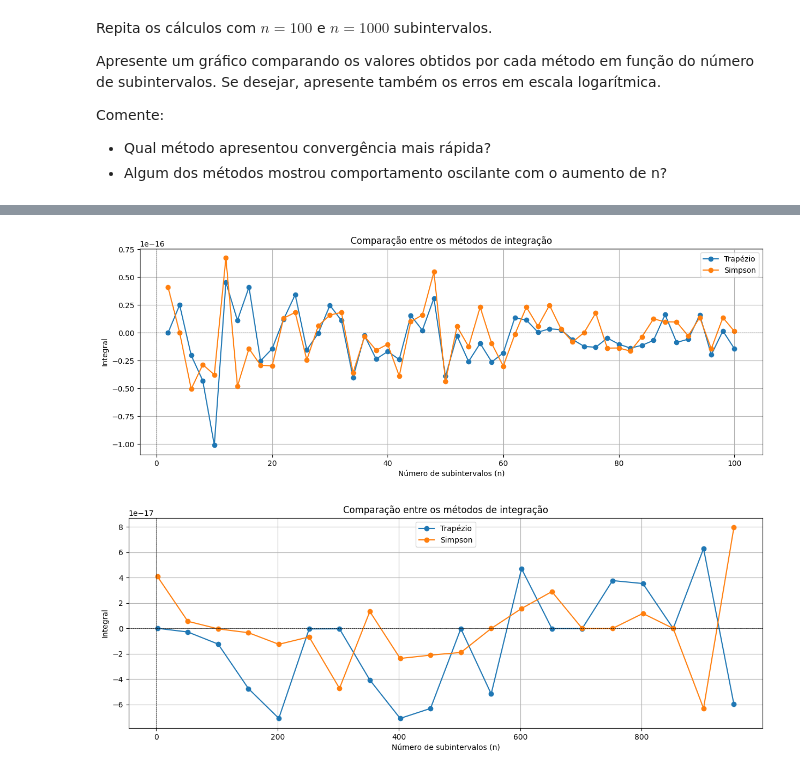
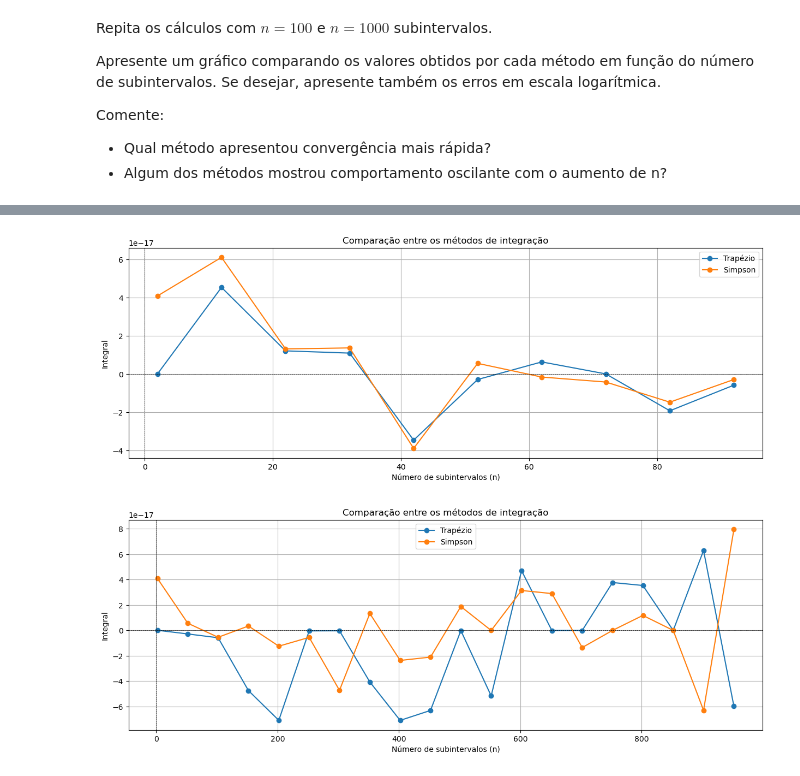
Before and after one commit to aragaoiberis/atv7, a Jupyter notebook: atv7.ipynb, the cells around one changed output, grey strips where cells are left out. Cells and saved outputs as stored; diff of their text form; code cells hidden in the pictures.

```diff
--- a/atv7.ipynb
+++ b/atv7.ipynb
@@ -191,20 +191,20 @@ plt.show()
 # %%
-M = np.arange(2, 101, 2)  # n deve ser par para Simpson
+M = np.arange(2, 100, 10)  # n deve ser par para Simpson
 plt.figure(figsize=(15, 5))
 plt.plot(M, [I_trapezio(f, a, b, n) for n in M], label='Trapézio', marker='o')
 plt.plot(M, [I_simpson(f, a, b, n) for n in M], label='Simpson', marker='o')
 plt.xlabel('Número de subintervalos (n)')
 plt.ylabel('Integral')
 plt.title('Comparação entre os métodos de integração')
 plt.axhline(0, color='black', lw=0.5, ls='--')
 plt.axvline(0, color='black', lw=0.5, ls='--')
 plt.grid()
 plt.legend()
 plt.show()
 # %% [output]
-[figure, old version]
+[figure, new version]
 # %%
-M = np.arange(2, 1002, 50)  # n deve ser par para Simpson
+M = np.arange(2, 1000, 50)  # n deve ser par para Simpson
 plt.figure(figsize=(15, 5))
 plt.plot(M, [I_trapezio(f, a, b, n) for n in M], label='Trapézio', marker='o')
 plt.plot(M, [I_simpson(f, a, b, n) for n in M], label='Simpson', marker='o')
@@ -217,4 +217,4 @@ plt.grid()
 plt.legend()
 plt.show()
 # %% [output]
-[figure, old version]
+[figure, new version]
```
Also changed, not shown: parts of 11 cells of this notebook, 1 other file.
